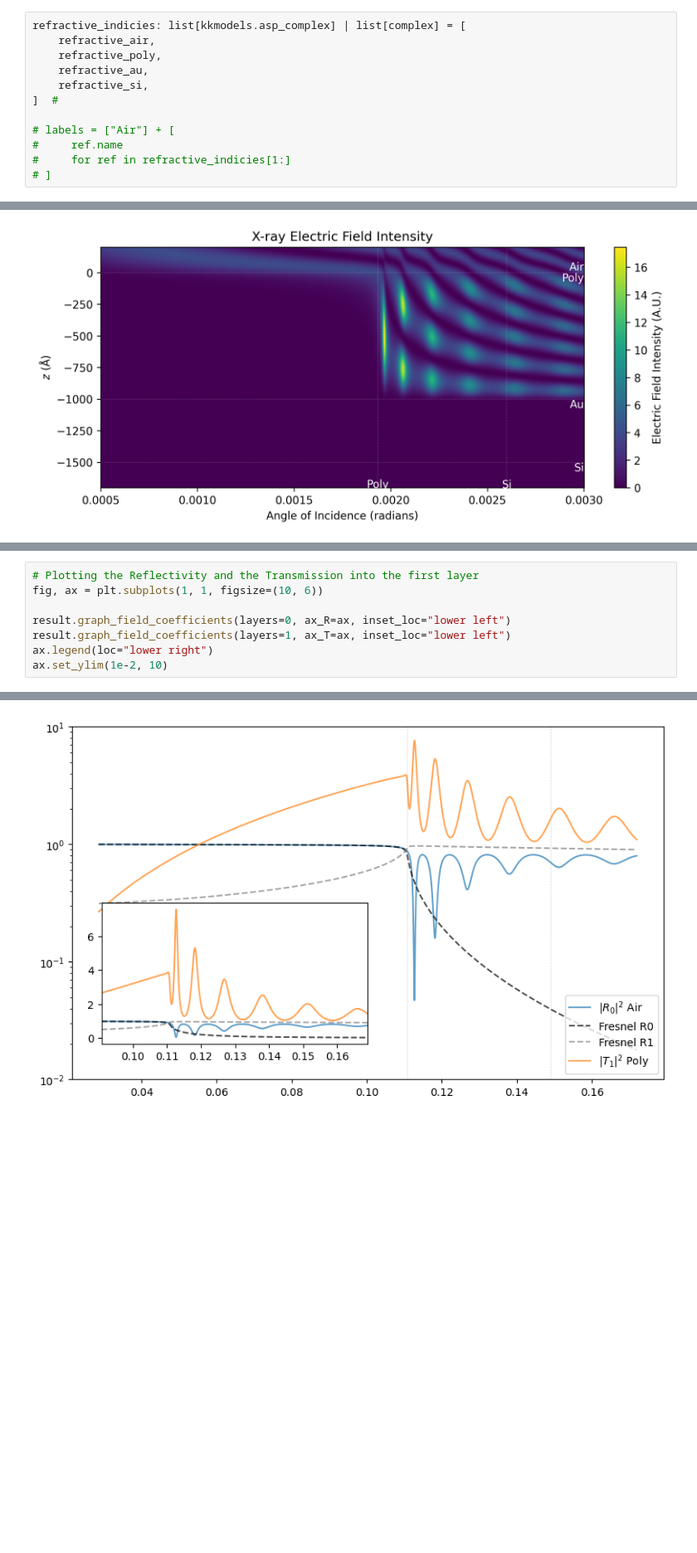
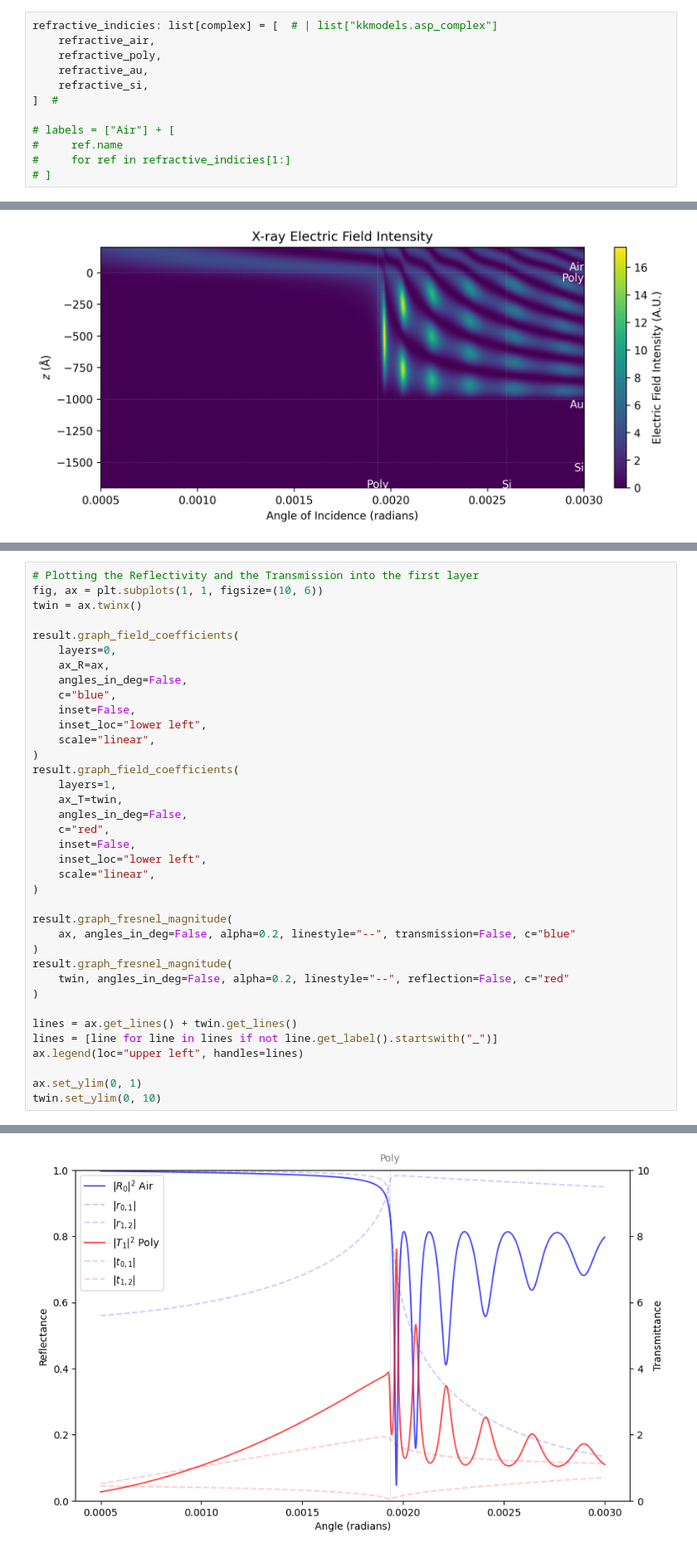
Before and after one commit to xraysoftmat/XEFI, a Jupyter notebook: examples/Literature Reproduction/01 Dev.ipynb, the cells around one changed output, grey strips where cells are left out. Shown at 83% size. Saved outputs shown, nothing was run; the diff lists cells and outputs as text; blank space fills up the shorter version.

```diff
--- a/examples/Literature Reproduction/01 Dev.ipynb
+++ b/examples/Literature Reproduction/01 Dev.ipynb
@@ -53,7 +53,7 @@ refractive_poly = 1 - (1.87e-6) + 1j * (1.18e-8)
 refractive_au = 1 - (2.18e-5) + 1j * (2.63e-6)
 refractive_si = 1 - (3.38e-6) + 1j * (1.093e-8)
 # %%
-refractive_indicies: list[kkmodels.asp_complex] | list[complex] = [
+refractive_indicies: list[complex] = [  # | list["kkmodels.asp_complex"]
     refractive_air,
     refractive_poly,
     refractive_au,
@@ -99,9 +101,38 @@ The expected result of reflectivity and transmitted field intensity (E1/E0)
 # %%
 # Plotting the Reflectivity and the Transmission into the first layer
 fig, ax = plt.subplots(1, 1, figsize=(10, 6))
+twin = ax.twinx()
 
-result.graph_field_coefficients(layers=0, ax_R=ax, inset_loc="lower left")
-result.graph_field_coefficients(layers=1, ax_T=ax, inset_loc="lower left")
-ax.legend(loc="lower right")
-ax.set_ylim(1e-2, 10)
+result.graph_field_coefficients(
+    layers=0,
+    ax_R=ax,
+    angles_in_deg=False,
+    c="blue",
+    inset=False,
+    inset_loc="lower left",
+    scale="linear",
+)
+result.graph_field_coefficients(
+    layers=1,
+    ax_T=twin,
+    angles_in_deg=False,
+    c="red",
+    inset=False,
+    inset_loc="lower left",
+    scale="linear",
+)
+
+result.graph_fresnel_magnitude(
+    ax, angles_in_deg=False, alpha=0.2, linestyle="--", transmission=False, c="blue"
+)
+result.graph_fresnel_magnitude(
+    twin, angles_in_deg=False, alpha=0.2, linestyle="--", reflection=False, c="red"
+)
+
+lines = ax.get_lines() + twin.get_lines()
+lines = [line for line in lines if not line.get_label().startswith("_")]
+ax.legend(loc="upper left", handles=lines)
+
+ax.set_ylim(0, 1)
+twin.set_ylim(0, 10)
 # %% [output]
@@ -111 +140 @@ ax.set_ylim(1e-2, 10)
-[figure, old version]
+[figure, new version]
```
Also changed, not shown: parts of 4 cells of this notebook, 2 other files.
